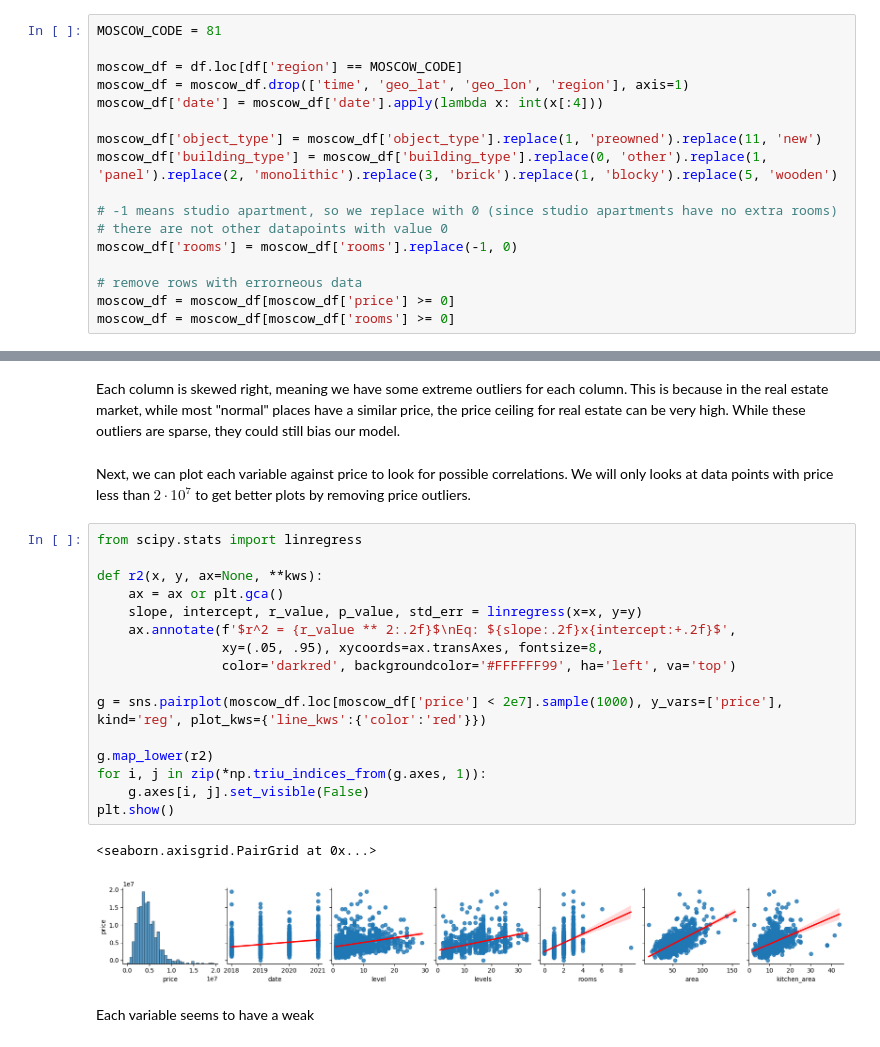
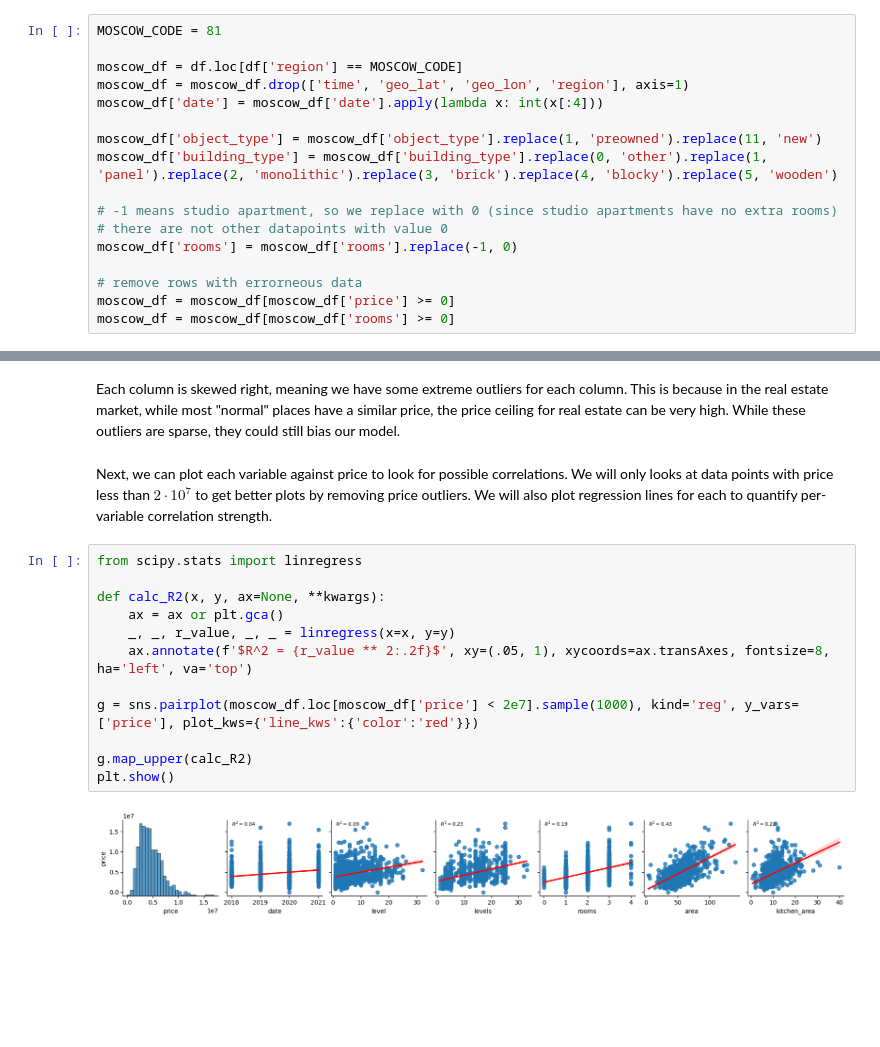
Before and after one commit to COGS118A/Group005-SP23, a Jupyter notebook: prelim.ipynb, the cells around one changed output, grey strips where cells are left out. Cells and saved outputs as stored; diff of their text form; blank space fills up the shorter version.

```diff
--- a/prelim.ipynb
+++ b/prelim.ipynb
@@ -54,7 +54,7 @@ moscow_df = moscow_df.drop(['time', 'geo_lat', 'geo_lon', 'region'], axis=1)
 moscow_df['date'] = moscow_df['date'].apply(lambda x: int(x[:4]))
 
 moscow_df['object_type'] = moscow_df['object_type'].replace(1, 'preowned').replace(11, 'new')
-moscow_df['building_type'] = moscow_df['building_type'].replace(0, 'other').replace(1, 'panel').replace(2, 'monolithic').replace(3, 'brick').replace(1, 'blocky').replace(5, 'wooden')
+moscow_df['building_type'] = moscow_df['building_type'].replace(0, 'other').replace(1, 'panel').replace(2, 'monolithic').replace(3, 'brick').replace(4, 'blocky').replace(5, 'wooden')
 
 # -1 means studio apartment, so we replace with 0 (since studio apartments have no extra rooms)
 # there are not other datapoints with value 0
@@ -95,25 +95,18 @@ moscow_df.describe()
 # %% [markdown]
 Each column is skewed right, meaning we have some extreme outliers for each column. This is because in the real estate market, while most "normal" places have a similar price, the price ceiling for real estate can be very high. While these outliers are sparse, they could still bias our model.
 # %% [markdown]
-Next, we can plot each variable against price to look for possible correlations. We will only looks at data points with price less than $2 \cdot 10^7$ to get better plots by removing price outliers.
+Next, we can plot each variable against price to look for possible correlations. We will only looks at data points with price less than $2 \cdot 10^7$ to get better plots by removing price outliers. We will also plot regression lines for each to quantify per-variable correlation strength.
 # %%
 from scipy.stats import linregress
 
-def r2(x, y, ax=None, **kws):
+def calc_R2(x, y, ax=None, **kwargs):
     ax = ax or plt.gca()
-    slope, intercept, r_value, p_value, std_err = linregress(x=x, y=y)
-    ax.annotate(f'$r^2 = {r_value ** 2:.2f}$\nEq: ${slope:.2f}x{intercept:+.2f}$',
-                xy=(.05, .95), xycoords=ax.transAxes, fontsize=8,
-                color='darkred', backgroundcolor='#FFFFFF99', ha='left', va='top')
+    _, _, r_value, _, _ = linregress(x=x, y=y)
+    ax.annotate(f'$R^2 = {r_value ** 2:.2f}$', xy=(.05, 1), xycoords=ax.transAxes, fontsize=8, ha='left', va='top')
 
-g = sns.pairplot(moscow_df.loc[moscow_df['price'] < 2e7].sample(1000), y_vars=['price'], kind='reg', plot_kws={'line_kws':{'color':'red'}})
+g = sns.pairplot(moscow_df.loc[moscow_df['price'] < 2e7].sample(1000), kind='reg', y_vars=['price'], plot_kws={'line_kws':{'color':'red'}})
 
-g.map_lower(r2)
-for i, j in zip(*np.triu_indices_from(g.axes, 1)):
-    g.axes[i, j].set_visible(False)
+g.map_upper(calc_R2)
 plt.show()
 # %% [output]
-<seaborn.axisgrid.PairGrid at 0x...>
-[figure, old version]
+[figure, new version]
-# %% [markdown]
-Each variable seems to have a weak
```
Also changed, not shown: parts of 16 cells of this notebook.
